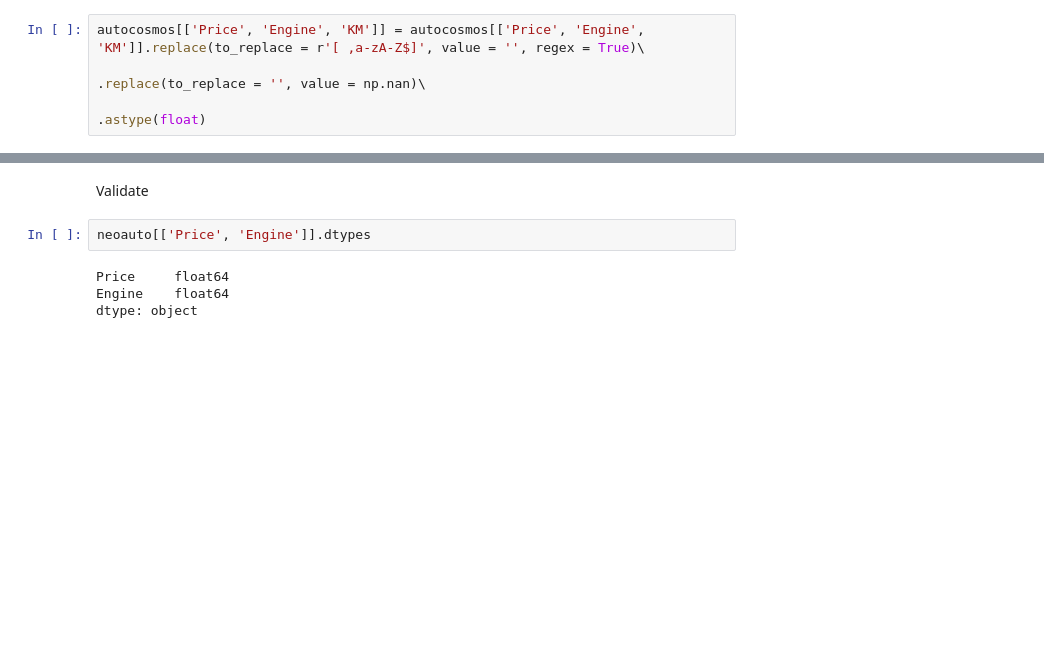
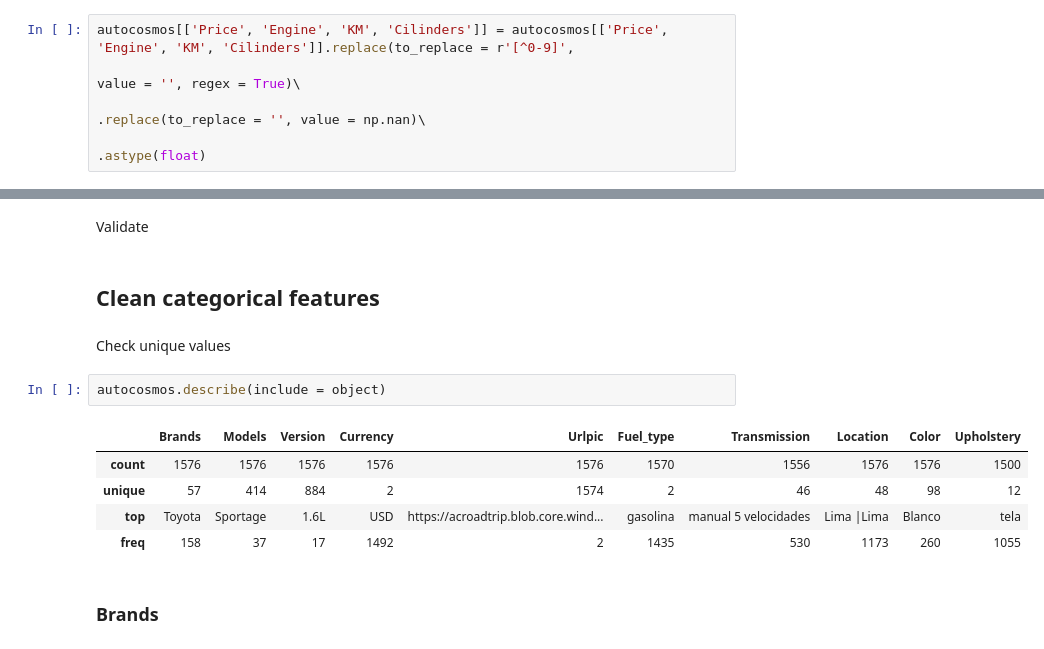
Before and after one commit to JoseGarayar/car_recommendation_system, a Jupyter notebook: app_model/01_app_preprocessing.ipynb, the cells around one changed output, grey strips where cells are left out. Saved outputs shown, nothing was run; the diff lists cells and outputs as text; blank space fills up the shorter version.

```diff
--- a/app_model/01_app_preprocessing.ipynb
+++ b/app_model/01_app_preprocessing.ipynb
@@ -220,7 +266,8 @@ autocosmos.head()
 # %% [markdown]
 Create
 # %%
-autocosmos[['Price', 'Engine', 'KM']] = autocosmos[['Price', 'Engine', 'KM']].replace(to_replace = r'[ ,a-zA-Z$]', value = '', regex = True)\
+autocosmos[['Price', 'Engine', 'KM', 'Cilinders']] = autocosmos[['Price', 'Engine', 'KM', 'Cilinders']].replace(to_replace = r'[^0-9]',
+                                                                                                     value = '', regex = True)\
                                                                              .replace(to_replace = '', value = np.nan)\
                                                                              .astype(float)
 # %% [markdown]
@@ -234,9 +282,17 @@ KM        float64
 dtype: object
 # %% [markdown]
 Validate
-# %%
-neoauto[['Price', 'Engine']].dtypes
-# %% [output]
-Price     float64
-Engine    float64
-dtype: object
+# %% [markdown]
+## Clean categorical features
+# %% [markdown]
+Check unique values
+# %%
+autocosmos.describe(include = object)
+# %% [output]
+|  | Brands | Models | Version | Currency | Urlpic | Fuel_type | Transmission | Location | Color | Upholstery |
+| count | 1576 | 1576 | 1576 | 1576 | 1576 | 1570 | 1556 | 1576 | 1576 | 1500 |
+| unique | 57 | 414 | 884 | 2 | 1574 | 2 | 46 | 48 | 98 | 12 |
+| top | Toyota | Sportage | 1.6L | USD | https://acroadtrip.blob.core.wind... | gasolina | manual 5 velocidades | Lima |Lima | Blanco | tela |
+| freq | 158 | 37 | 17 | 1492 | 2 | 1435 | 530 | 1173 | 260 | 1055 |
+# %% [markdown]
+### Brands
```
Also changed, not shown: parts of 55 cells of this notebook, 4 other files.
